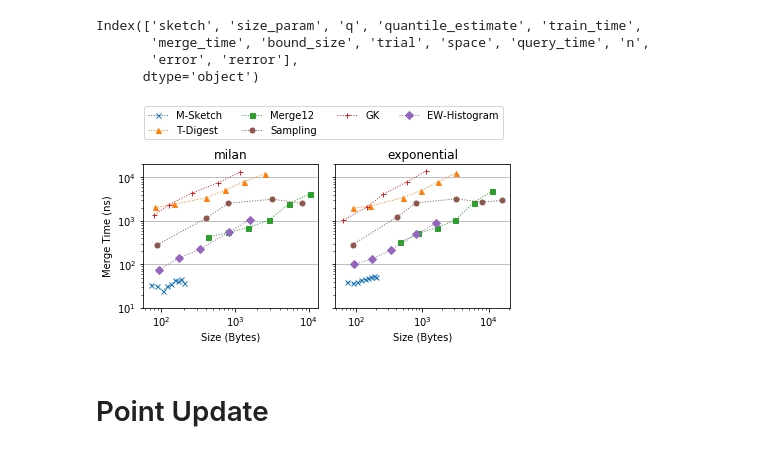
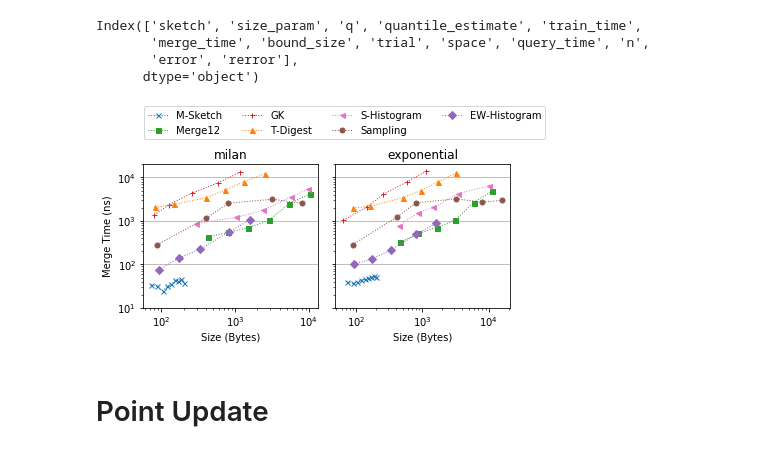
Before and after one commit to stanford-futuredata/msketch, a Jupyter notebook: analysis/Perf Micro Plots.ipynb, the cells around one changed output. Saved outputs shown, nothing was run; the diff lists cells and outputs as text; code cells hidden in the pictures.

```diff
--- a/analysis/Perf Micro Plots.ipynb
+++ b/analysis/Perf Micro Plots.ipynb
@@ -393,8 +428,10 @@ gen_df["bound_size"]= (gen_df["bound_size"]*100).round(1)
 gen_df.to_csv("msketch_gen.csv", index=False)
 # %% [markdown]
 # Point Accuracy
+# %%
+sketches = ["cmoments", "yahoo", "spark_gk", "tdigest", "approx_histogram", "sampling", "histogram"]
 # %%
-debug=False
+debug=True
 if not debug:
     n_plots = 2
     c_datasets = m_datasets
@@ -403,7 +440,6 @@ else:
     n_plots = 6
     c_datasets = p_datasets
     cfigsize = (12,3)
-sketches = ["cmoments", "tdigest", "yahoo", "sampling", "spark_gk", "histogram"]
 f, axs = plt.subplots(1,n_plots, figsize=cfigsize, sharey=True)
 for di in range(len(c_datasets)):
     dname = c_datasets[di]
@@ -452,7 +509,7 @@ else:
     n_plots = 6
     c_datasets = p_datasets
     cfigsize = (12,3)
-sketches = ["cmoments", "tdigest", "yahoo", "sampling", "spark_gk", "histogram"]
+# sketches = ["cmoments", "tdigest", "yahoo", "sampling", "spark_gk", "histogram"]
 f, axs = plt.subplots(1,n_plots, figsize=cfigsize, sharey=True)
 for di in range(len(c_datasets)):
     dname = c_datasets[di]
@@ -502,15 +559,16 @@ else:
     n_plots = 6
     c_datasets = p_datasets
     cfigsize = (12,3)
-sketches = ["cmoments", "tdigest", "yahoo", "sampling", "spark_gk", "histogram"]
+b_sketches = ["cmoments", "tdigest", "yahoo", "sampling", "spark_gk", "histogram"]
 f, axs = plt.subplots(1,n_plots, figsize=cfigsize, sharey=True)
 for di in range(len(c_datasets)):
     dname = c_datasets[di]
     ax = axs[di]
-    df = point_results_processed[dname]
+    df = point_results_processed[dname].groupby(["sketch", "size_param"]).mean().reset_index()
+
     lines = []
     labels = []
-    for alg in sketches:
+    for alg in b_sketches:
         c_df = df[df["sketch"] == alg]
         l, = ax.loglog(
             c_df["space"],
@@ -550,7 +608,6 @@ Index(['sketch', 'size_param', 'q', 'quantile_estimate', 'train_time',
        'error', 'rerror'],
       dtype='object')
 # %%
-sketches = ["cmoments", "tdigest", "yahoo", "sampling", "spark_gk", "histogram"]
 f, axs = plt.subplots(1,2, figsize=(6,3), sharey=True)
 for di in range(len(m_datasets)):
     dname = m_datasets[di]
@@ -560,34 +617,34 @@ for di in range(len(m_datasets)):
     labels = []
     for alg in sketches:
         c_df = df[df["sketch"] == alg]
         l, = ax.loglog(
             c_df["space"],
             c_df["merge_time"] / c_df["n"],
             label=alg_display_name[alg],
             marker=markers[alg],
             color=colormap[alg],
             markersize=5,
             ls="dotted",
             lw=1
         )
         lines.append(l)
         labels.append(alg_display_name[alg])
 
     ax.set_title(dname)
     ax.set_ylim(10, 2e4)
     ax.set_xlabel("Size (Bytes)")
     ax.yaxis.grid(True)
     if di == 0:
         ax.set_ylabel("Merge Time (ns)")
 
 lgd = f.legend(
     lines, labels,
     bbox_to_anchor=(0.10, 1.05, 1., .102), ncol=4, loc=2
 )
 f.tight_layout()
 f.savefig("merge_time.pdf", bbox_extra_artists=(lgd,), bbox_inches='tight')
 # %% [output]
-[figure, old version]
+[figure, new version]
 # %% [markdown]
 # Point Update
 # %%
```
Also changed, not shown: parts of 13 cells of this notebook, 3 other files.
